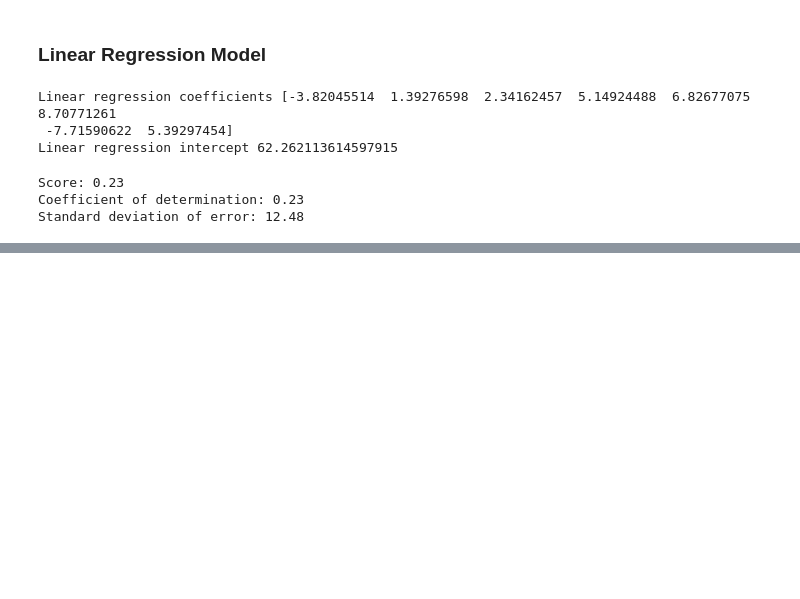
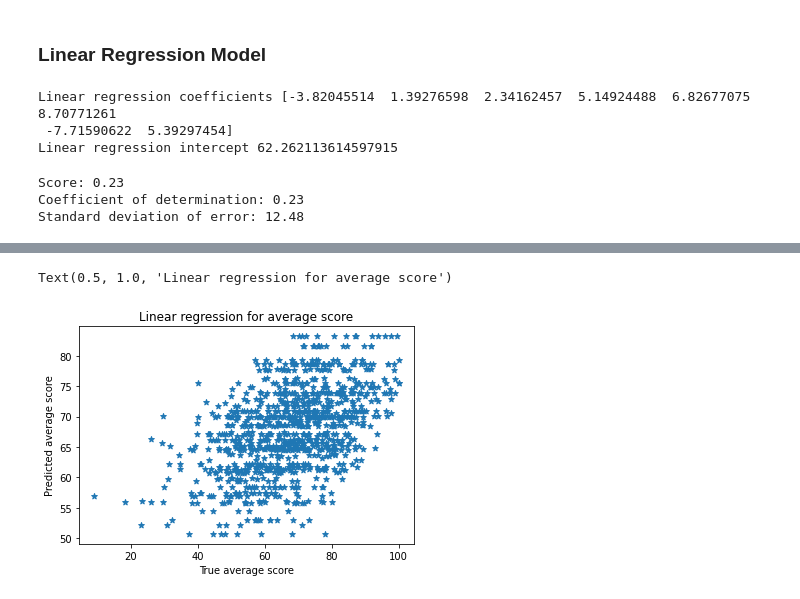
Before and after one commit to souadg/CAS-ADS-Project2, a Jupyter notebook: M2_Project_Elias_Souad_v2_.ipynb, the cells around one changed output, grey strips where cells are left out. Drawn from its saved outputs; the diff is of its cells as text; code cells hidden in the pictures; blank space fills up the shorter version.

```diff
--- a/M2_Project_Elias_Souad_v2_.ipynb
+++ b/M2_Project_Elias_Souad_v2_.ipynb
@@ -506,0 +516,5 @@ Standard deviation of error: 12.48
+# %%
+y_pred = linreg.predict(df_predictors_encoded).T
+type(y_pred)
+y_pred = pd.DataFrame(y_pred, columns = ["predicted"])
+y_pred.head()
@@ -506,0 +528,10 @@ Standard deviation of error: 12.48
+# %%
+x = average_score
+y = y_pred
+plt.scatter(x, y, marker='*')
+plt.xlabel("True average score")
+plt.ylabel("Predicted average score")
+plt.title("Linear regression for average score")
+# %% [output]
+Text(0.5, 1.0, 'Linear regression for average score')
+[figure, added]
```
Also changed, not shown: parts of 2 cells of this notebook.
